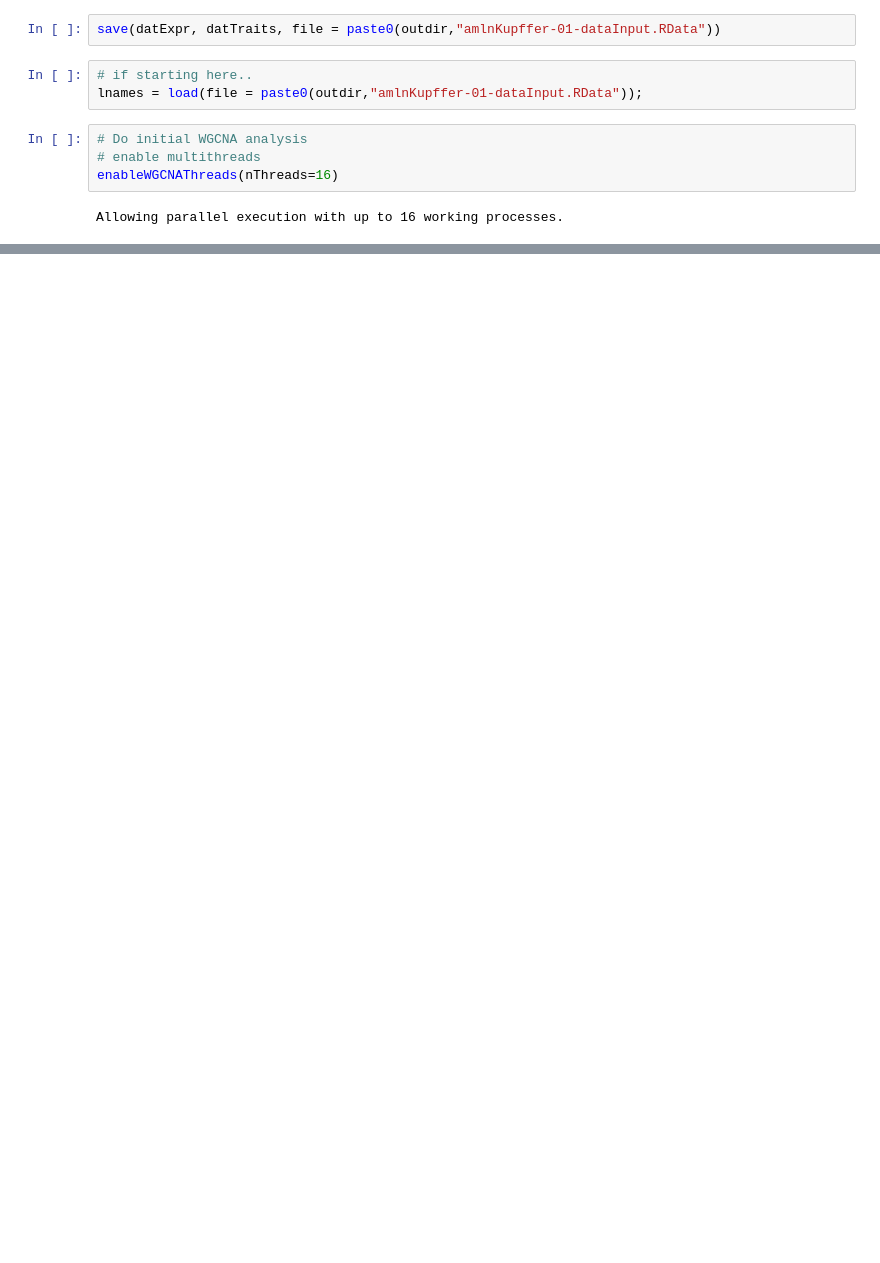
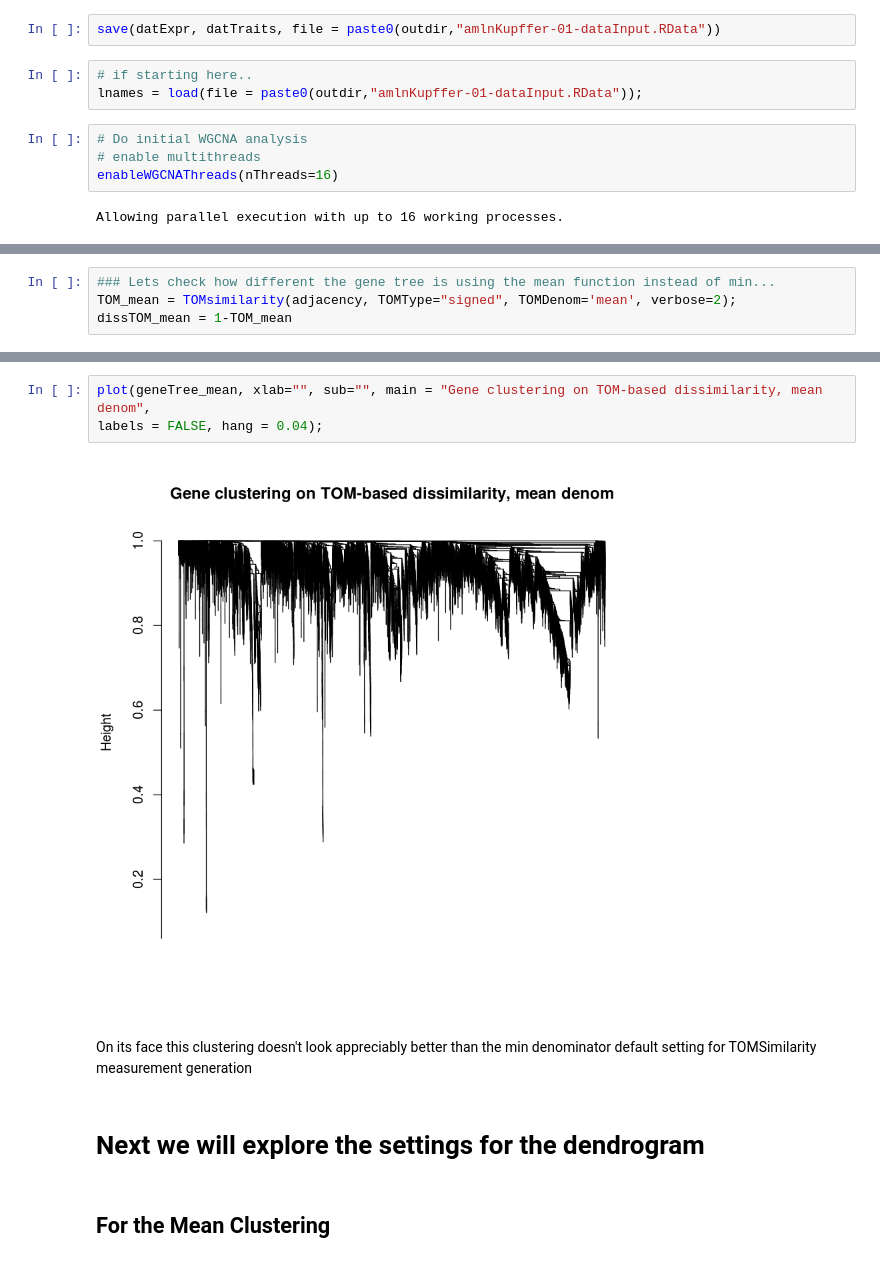
Before and after one commit to HunterBennett/liverStrains, a Jupyter notebook: results/180117_WGCNA.ipynb, the cells around one changed output, grey strips where cells are left out. Cells and saved outputs as stored; diff of their text form; blank space fills up the shorter version.

```diff
--- a/results/180117_WGCNA.ipynb
+++ b/results/180117_WGCNA.ipynb
@@ -379,0 +341,4 @@ verboseScatterplot(abs(geneModuleMembership[moduleGenes, column]),
+# %%
+### Lets check how different the gene tree is using the mean function instead of min...
+TOM_mean = TOMsimilarity(adjacency, TOMType="signed", TOMDenom='mean', verbose=2);
+dissTOM_mean = 1-TOM_mean
@@ -379,0 +368,11 @@ verboseScatterplot(abs(geneModuleMembership[moduleGenes, column]),
+# %%
+plot(geneTree_mean, xlab="", sub="", main = "Gene clustering on TOM-based dissimilarity, mean denom",
+labels = FALSE, hang = 0.04);
+# %% [output]
+[figure, added]
+# %% [markdown]
+On its face this clustering doesn't look appreciably better than the min denominator default setting for TOMSimilarity measurement generation
+# %% [markdown]
+# Next we will explore the settings for the dendrogram
+# %% [markdown]
+## For the Mean Clustering
```
Also changed, not shown: parts of 117 cells of this notebook, 6 other files.
